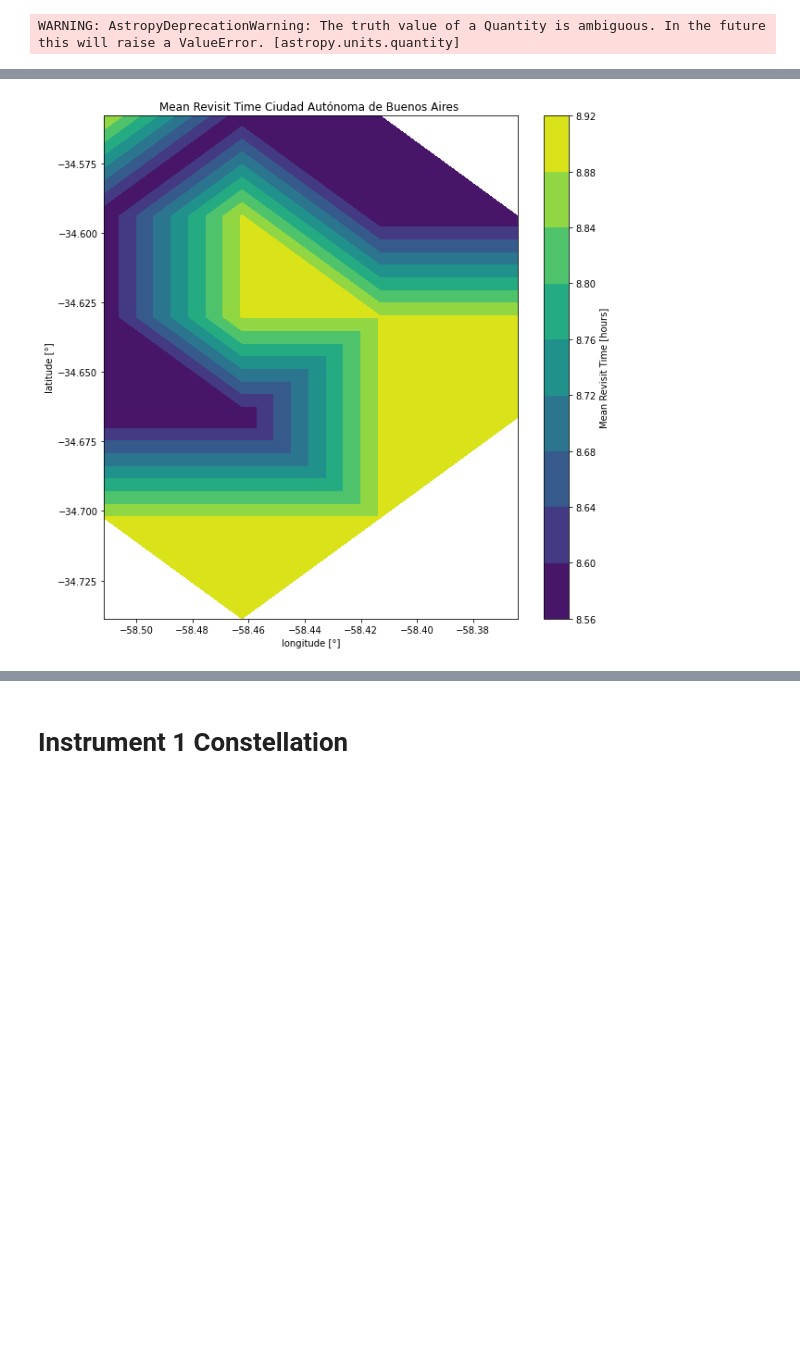
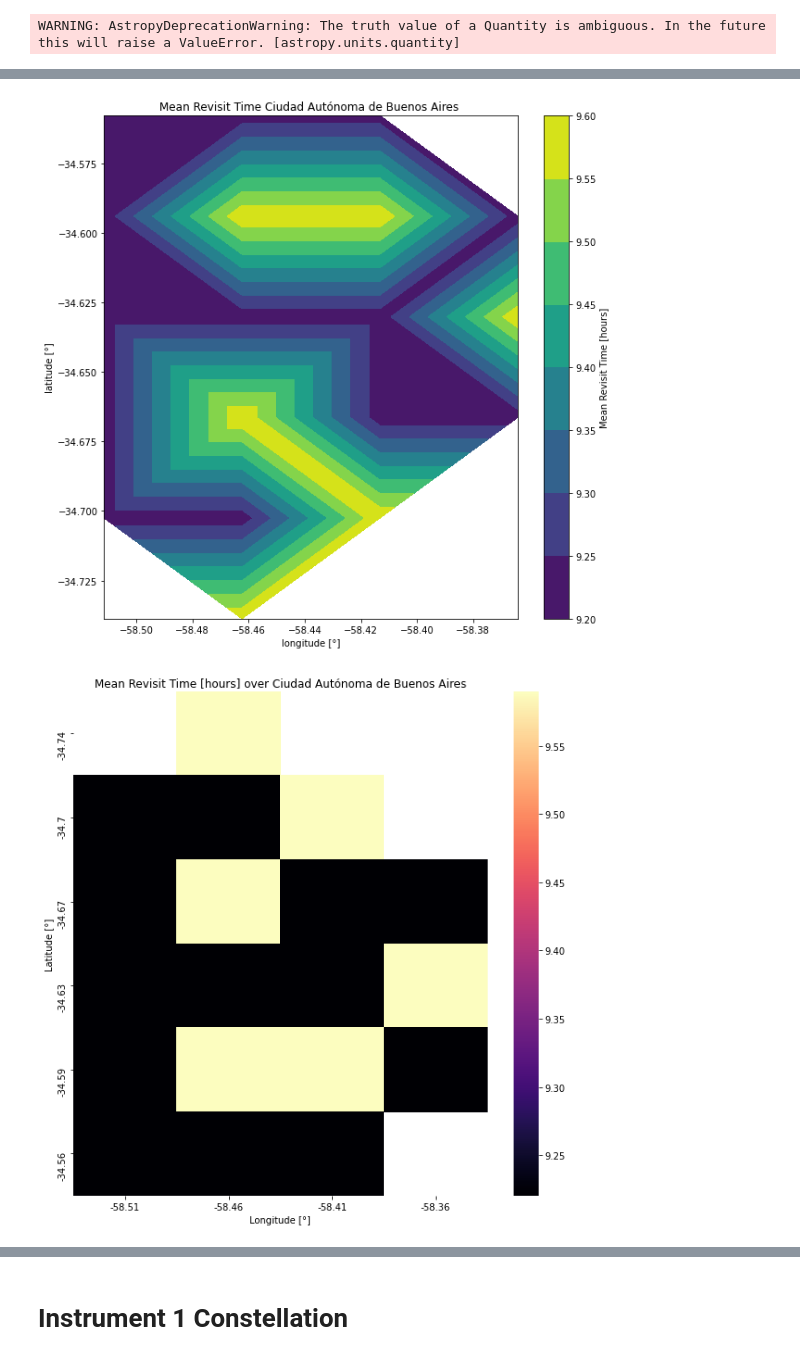
Before and after one commit to ivanbelenky/Ctll, a Jupyter notebook: notebooks/Test Case.ipynb, the cells around one changed output, grey strips where cells are left out. Cells and saved outputs as stored; diff of their text form; code cells hidden in the pictures; blank space fills up the shorter version.

Commit message:
plotting utilities

```diff
--- a/notebooks/Test Case.ipynb
+++ b/notebooks/Test Case.ipynb
@@ -229,7 +227,7 @@ from CtllDes.requests.coverage import Coverages
 ## Define time of study and time interval, i.e T=10, dt=20
 # %%
 T=10
-ti=20
+ti=34
 # %%
 from CtllDes.utils import sunearth
 rsun = sunearth.bodies_vector(T, ti, Earth, Sun, epoch=today)
@@ -281,8 +304,11 @@ cov_gba = Coverages.from_ctll(ctll_hrgt, gba, T, ti, r_sun=rsun, lon_offset=cord
 # %%
 plot_Targets_merit(cov_gba.collapse_sats().to_df(), gba, target_name='Ciudad Autónoma de Buenos Aires',
                   response=False, average_time_gap=False,accumulated=False)
+plot_heat_map(cov_gba.collapse_sats().to_df(), gba, target_name='Ciudad Autónoma de Buenos Aires',
+                  response=False, average_time_gap=False,accumulated=False)
 # %% [output]
-[figure, old version]
+[figure, new version]
+[figure, added]
 # %%
 cov_gba_filtered = cov_gba.filter_by_sun_angle(np.pi/4)
 # %%
```
Also changed, not shown: parts of 20 cells of this notebook, 2 other files.
